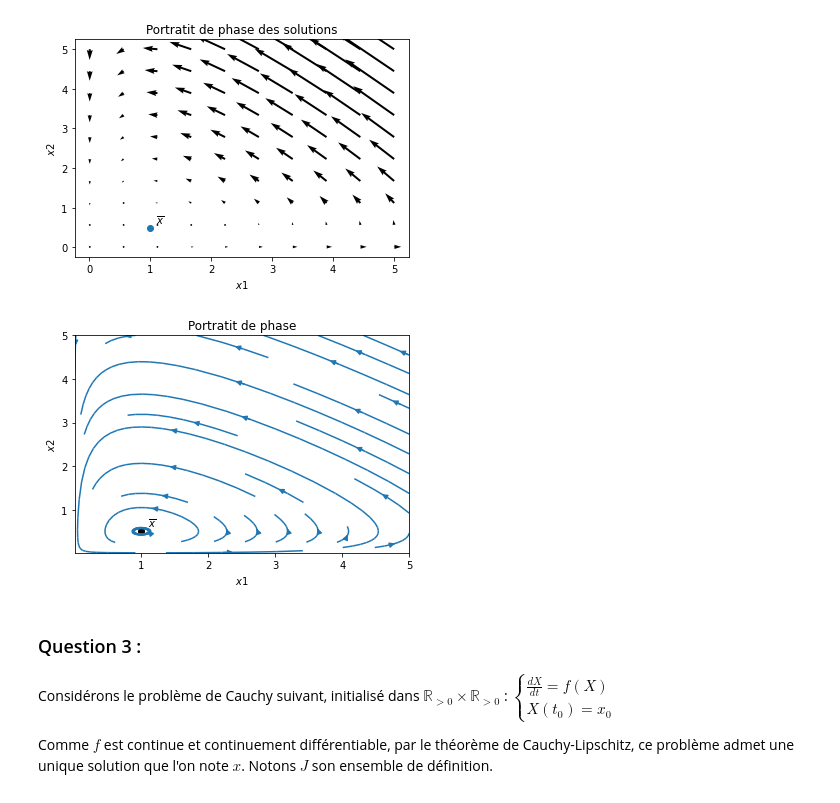
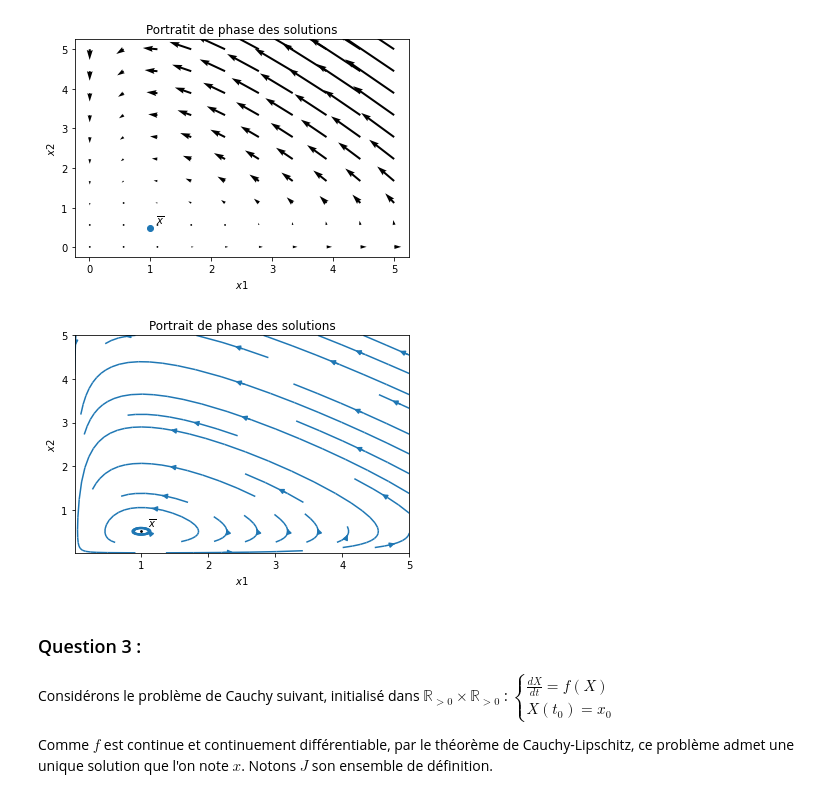
Before and after one commit to guillaumerichard2020/Proj-Num-2-Equa-diff, a Jupyter notebook: Projet Equations Différentielles .ipynb, the cells around one changed output. Cells and saved outputs as stored; diff of their text form; code cells hidden in the pictures.

```diff
--- a/Projet Equations Différentielles .ipynb
+++ b/Projet Equations Différentielles .ipynb
@@ -110,14 +110,14 @@ plt.show()
 # %%
 plt.streamplot(X, Y, X1, X2, density = 0.4)
 
-plt.scatter([g/d],[a/b],c="black",)
-plt.title("Portratit de phase")
+plt.scatter([g/d],[a/b],c="black",s=3)
+plt.title("Portrait de phase des solutions")
 plt.xlabel("$x1$")
 plt.ylabel("$x2$")
 plt.text(g/d+0.1, a/b+0.1, "$\overline{x}$")
 plt.show()
 # %% [output]
-[figure, old version]
+[figure, new version]
 # %% [markdown]
 ### Question 3 :
 
```
Also changed, not shown: parts of 9 cells of this notebook.
